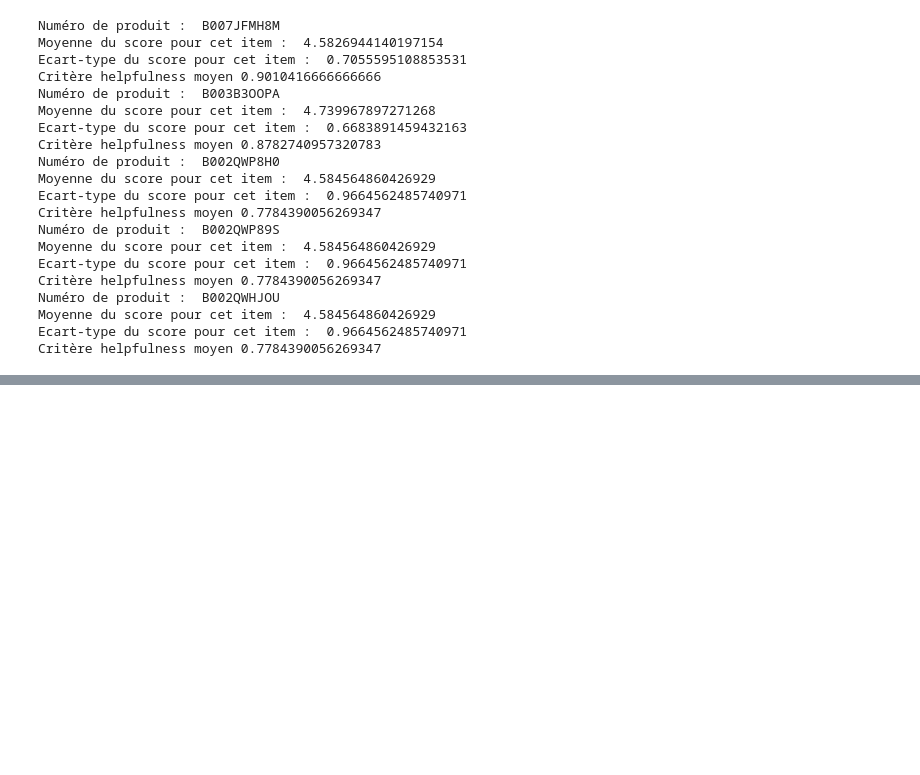
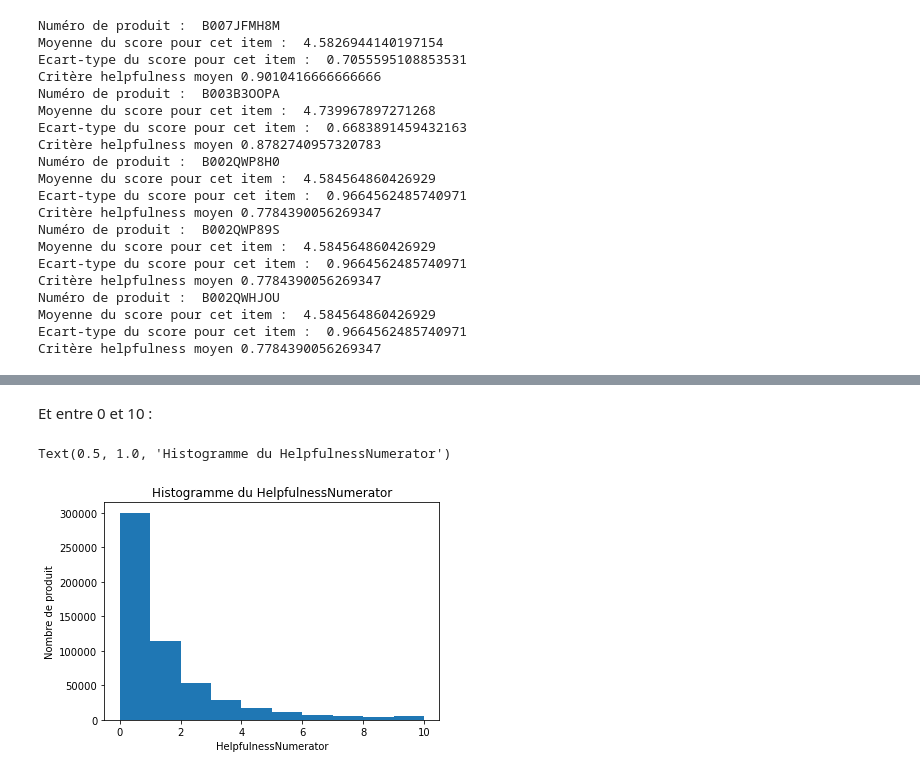
Before and after one commit to DwarfRam/SystemeIntelligentRecommendation, a Jupyter notebook: Statis_descriptives.ipynb, the cells around one changed output, grey strips where cells are left out. Saved outputs shown, nothing was run; the diff lists cells and outputs as text; code cells hidden in the pictures; blank space fills up the shorter version.

```diff
--- a/Statis_descriptives.ipynb
+++ b/Statis_descriptives.ipynb
@@ -88,0 +134,10 @@ pandas.core.series.Series
+# %% [markdown]
+Et entre 0 et 10 :
+# %%
+plt.hist(donnees["HelpfulnessNumerator"], range=(0,10))
+plt.xlabel('HelpfulnessNumerator')
+plt.ylabel('Nombre de produit')
+plt.title('Histogramme du HelpfulnessNumerator')
+# %% [output]
+Text(0.5, 1.0, 'Histogramme du HelpfulnessNumerator')
+[figure, added]
```
Also changed, not shown: parts of 14 cells of this notebook.
